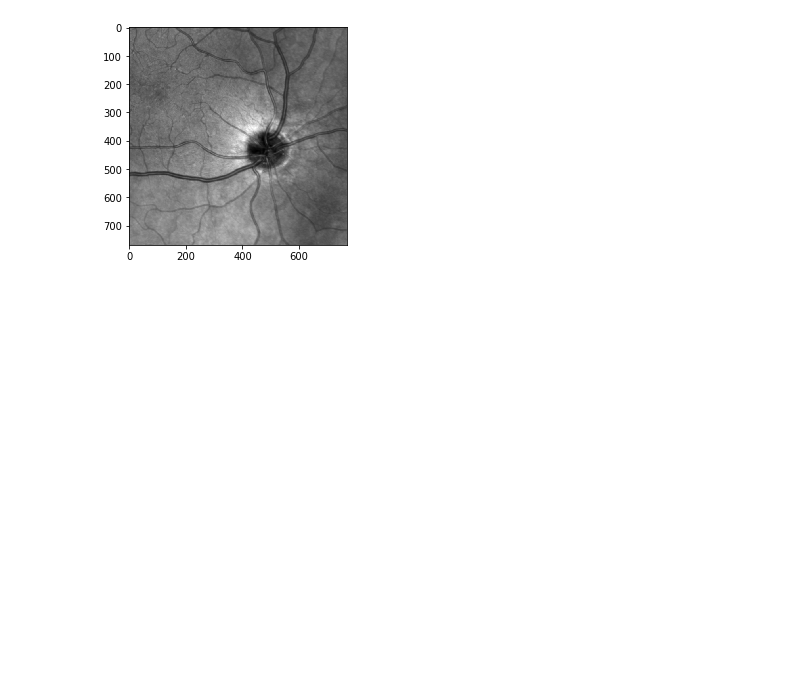
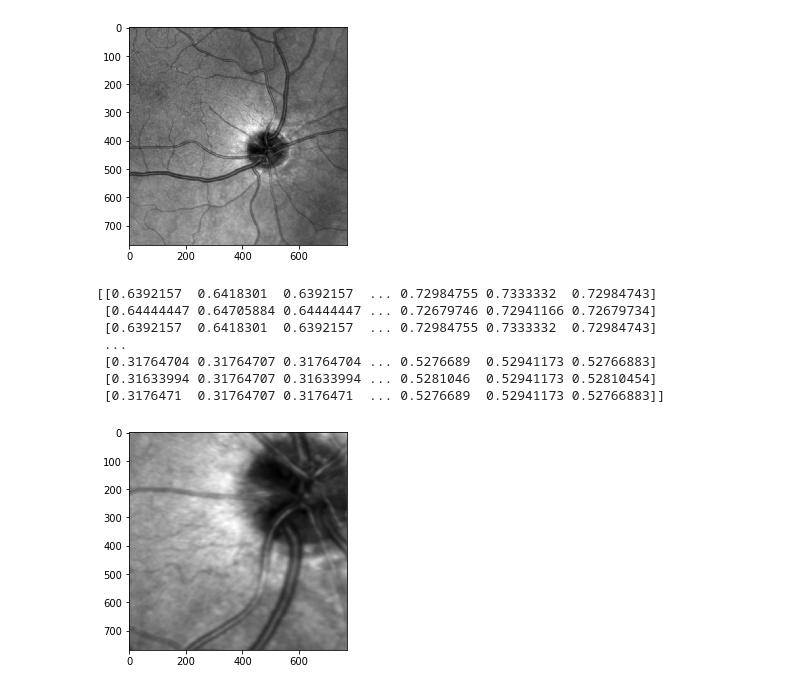
Before and after one commit to MJordahn/AIA_Spring_2020, a Jupyter notebook: Miniproject/DataloaderAndPreprocessing.ipynb, the cells around one changed output. Saved outputs shown, nothing was run; the diff lists cells and outputs as text; code cells hidden in the pictures; blank space fills up the shorter version.

```diff
--- a/Miniproject/DataloaderAndPreprocessing.ipynb
+++ b/Miniproject/DataloaderAndPreprocessing.ipynb
@@ -107,3 +108,20 @@ plt.show()
  [0.55686275 0.55686275 0.56078431 ... 0.52941176 0.52156863 0.52156863]
  [0.56470588 0.56470588 0.56862745 ... 0.5254902  0.52156863 0.52156863]]
 [figure]
+# %%
+transforms=[Rotate(p=0.5),ToTensor(),  RandomCrop(always_apply=True, height=256, width=256)]
+#Show cropping and rotation with low probability
+test = RetinaDataset(file_path="/data/targets", transforms=transforms)
+sample = test[0]
+print(sample['image'])
+plt.imshow(sample['image'], cmap='gray')
+plt.show()
+# %% [output]
+[[0.6392157  0.6418301  0.6392157  ... 0.72984755 0.7333332  0.72984743]
+ [0.64444447 0.64705884 0.64444447 ... 0.72679746 0.72941166 0.72679734]
+ [0.6392157  0.6418301  0.6392157  ... 0.72984755 0.7333332  0.72984743]
+ ...
+ [0.31764704 0.31764707 0.31764704 ... 0.5276689  0.52941173 0.52766883]
+ [0.31633994 0.31764707 0.31633994 ... 0.5281046  0.52941173 0.52810454]
+ [0.3176471  0.31764707 0.3176471  ... 0.5276689  0.52941173 0.52766883]]
+[figure, added]
```
Also changed, not shown: parts of 1 cell of this notebook, 13 other files.
